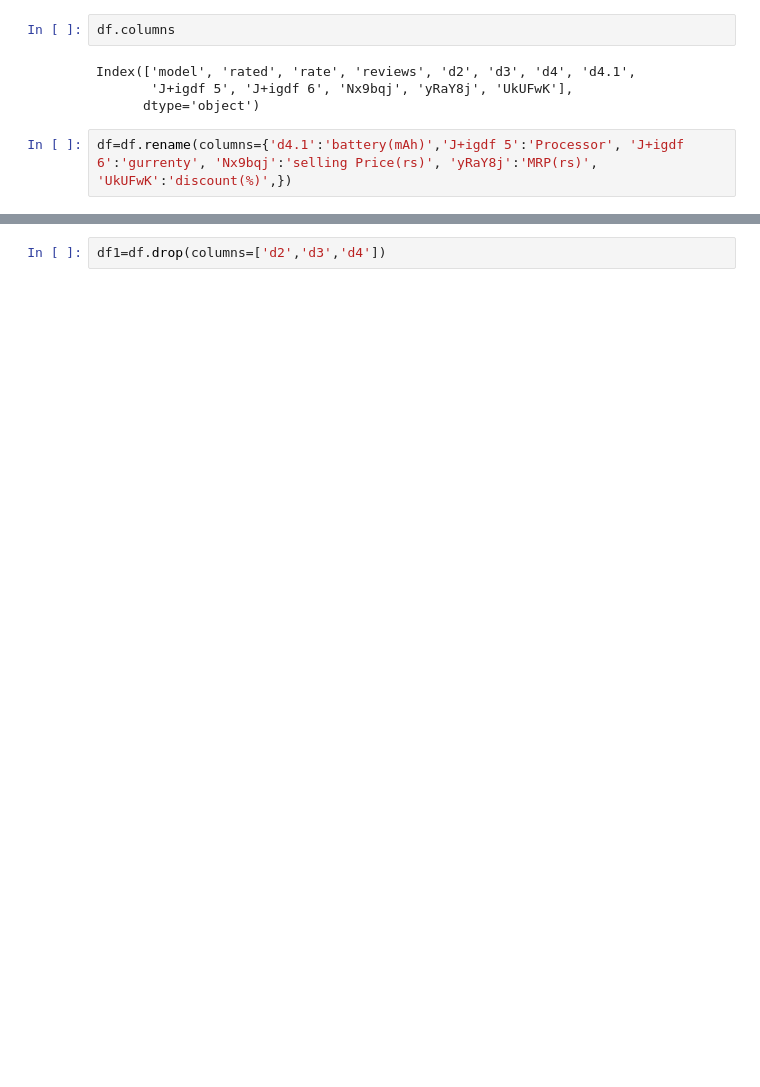
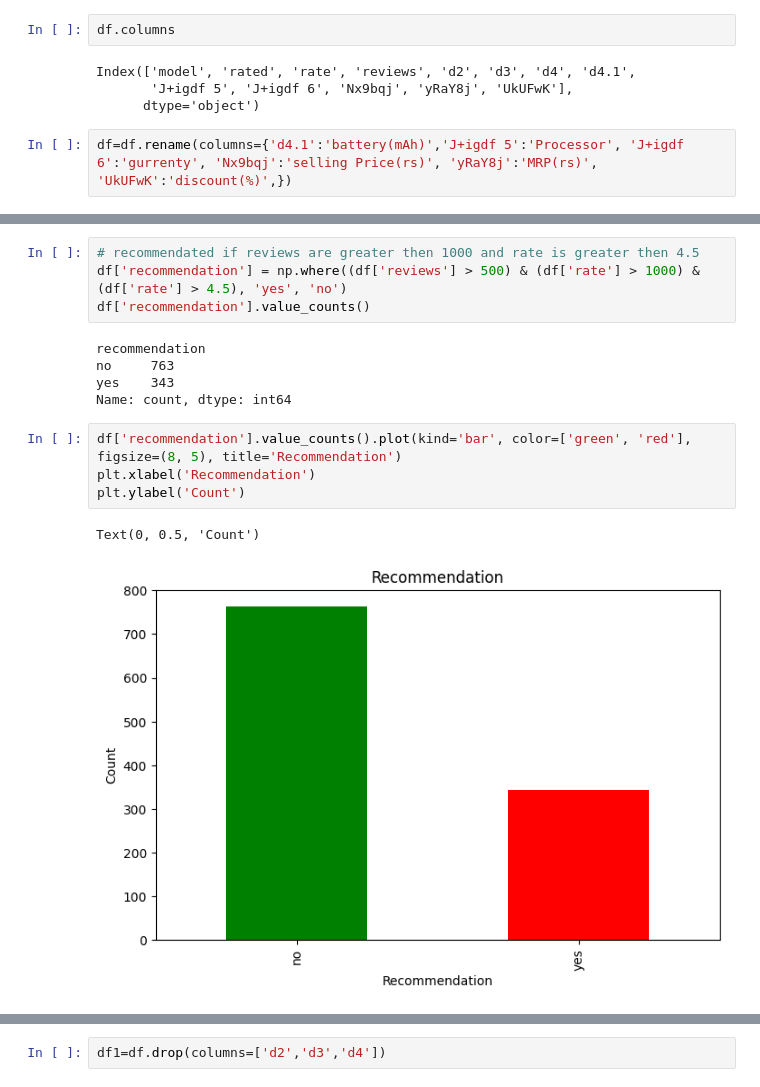
Before and after one commit to ashutosh414/Python-from-beginning, a Jupyter notebook: Project1.ipynb, the cells around one changed output, grey strips where cells are left out. Cells and saved outputs as stored; diff of their text form; blank space fills up the shorter version.

```diff
--- a/Project1.ipynb
+++ b/Project1.ipynb
@@ -72,3 +68,19 @@ df.head(2)
 |  | model | rated | rate | reviews | d2 | d3 | d4 | battery(mAh) | Processor | gurrenty | ... |
 | 0 | Nothing Phone (3a) (Blue, 128 GB) | 4.5 | 13020.0 | 1404.0 | 8 GB RAM | 128 GB ROM | 17.2 cm (6.77 inch) Full HD+ Display | 50MP (Main) + 50MP (2X Tele Photo... | 5000.0 | 7s Gen3 Processor | 1 Year Manufacturing Warranty | ... |
 | 1 | POCO C71 (Desert Gold, 64 GB) | 4.2 | 716.0 | 59.0 | 4 GB RAM | 64 GB ROM | Expandable... | 17.48 cm (6.88 inch) HD+ Display | 32MP Rear Camera | 8MP Front Camera | 5200.0 | Unisoc T7250\nMax clock speed: \n... | 1 Year Manufacturer Warranty for ... | ... |
+# %%
+# recommendated if reviews are greater then 1000 and rate is greater then 4.5
+df['recommendation'] = np.where((df['reviews'] > 500) & (df['rate'] > 1000) & (df['rate'] > 4.5), 'yes', 'no')
+df['recommendation'].value_counts()
+# %% [output]
+recommendation
+no     763
+yes    343
+Name: count, dtype: int64
+# %%
+df['recommendation'].value_counts().plot(kind='bar', color=['green', 'red'], figsize=(8, 5), title='Recommendation')
+plt.xlabel('Recommendation')
+plt.ylabel('Count')
+# %% [output]
+Text(0, 0.5, 'Count')
+[figure, added]
```
Also changed, not shown: parts of 24 cells of this notebook.
